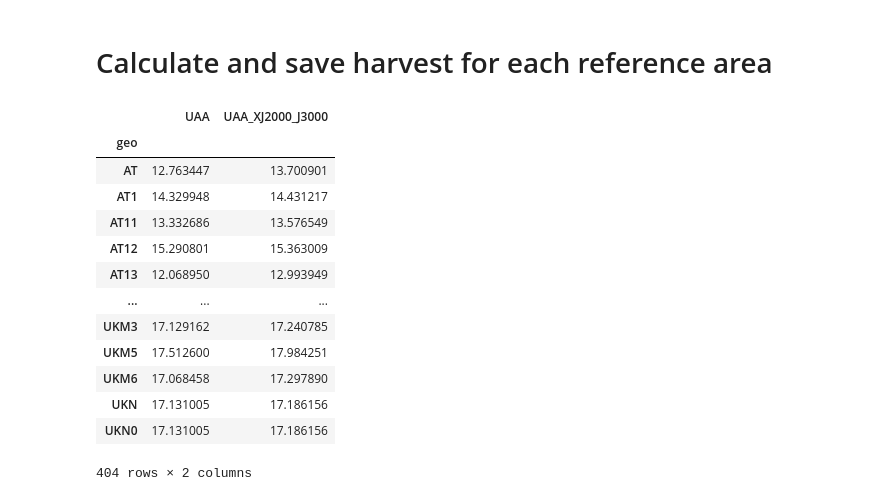
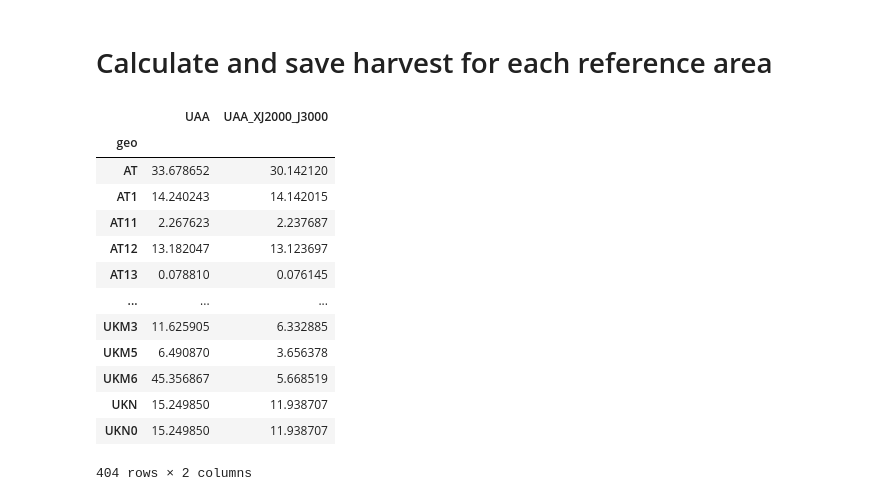
Before and after one commit to rasmuse/subnational-p-budgets, a Jupyter notebook: Crop production.ipynb, the cells around one changed output. Cells and saved outputs as stored; diff of their text form; code cells hidden in the pictures.

Commit message:
Calculate implicit prod from productive crops only

```diff
--- a/Crop production.ipynb
+++ b/Crop production.ipynb
@@ -1044,4 +987,10 @@ refareas
 404 rows × 2 columns
 # %% [markdown]
 # Calculate and save harvest for each reference area
+# %%
+def filter_excluded_crops(data, excluded_crops):
+    return (
+        data
+        .loc[lambda s: ~s.index.get_level_values('crops').isin(excluded_crops)]
+    )
 # %%
@@ -1056,23 +1015,32 @@ def get_overall_yield(excluded_crops):
+# %%
+def get_explicit_harvest(excluded_crops):
+    return (
+        final_crop_data
+        .H
+        .pipe(filter_excluded_crops, excluded_crops)
+        .groupby('geo')
+        .sum()
+    )
 # %%
-refarea_yields = pd.DataFrame(
+explicit_harvests = pd.DataFrame(
     {
-        k: get_overall_yield(v)
+        k: get_explicit_harvest(v)
         for k, v in REFAREA_OPTIONS.items()
     }
 )
-refarea_yields
+explicit_harvests
 # %% [output]
 |  | UAA | UAA_XJ2000_J3000 |
 | geo |  |  |
-| AT | 12.763447 | 13.700901 |
-| AT1 | 14.329948 | 14.431217 |
-| AT11 | 13.332686 | 13.576549 |
-| AT12 | 15.290801 | 15.363009 |
-| AT13 | 12.068950 | 12.993949 |
+| AT | 33.678652 | 30.142120 |
+| AT1 | 14.240243 | 14.142015 |
+| AT11 | 2.267623 | 2.237687 |
+| AT12 | 13.182047 | 13.123697 |
+| AT13 | 0.078810 | 0.076145 |
 | ... | ... | ... |
-| UKM3 | 17.129162 | 17.240785 |
-| UKM5 | 17.512600 | 17.984251 |
-| UKM6 | 17.068458 | 17.297890 |
-| UKN | 17.131005 | 17.186156 |
-| UKN0 | 17.131005 | 17.186156 |
+| UKM3 | 11.625905 | 6.332885 |
+| UKM5 | 6.490870 | 3.656378 |
+| UKM6 | 45.356867 | 5.668519 |
+| UKN | 15.249850 | 11.938707 |
+| UKN0 | 15.249850 | 11.938707 |
 404 rows × 2 columns
```
Also changed, not shown: parts of 17 cells of this notebook.
